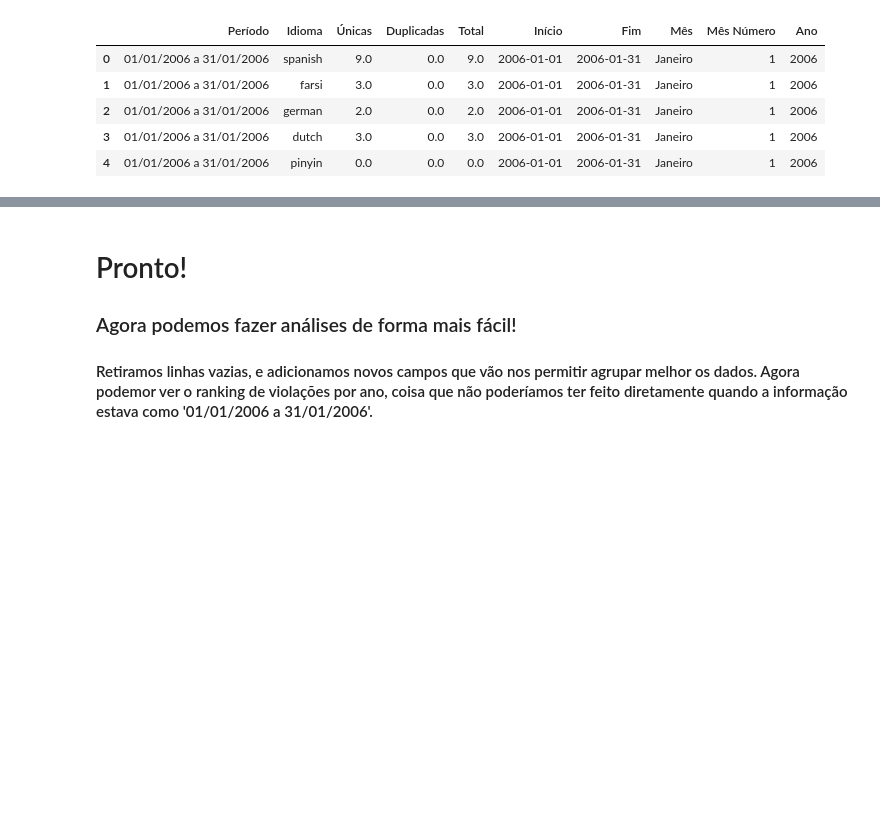
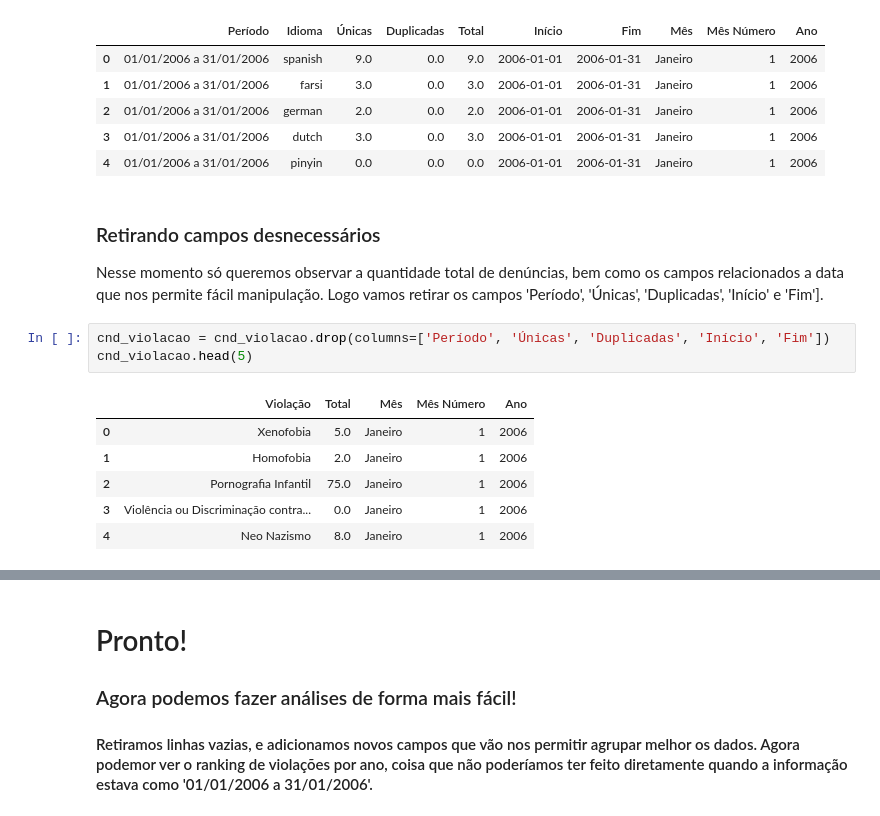
Before and after one commit to DeixeViver/eko-dados, a Jupyter notebook: Notebooks/tratamento_indicadores_cnd.ipynb, the cells around one changed output, grey strips where cells are left out. Drawn from its saved outputs; the diff is of its cells as text; blank space fills up the shorter version.

```diff
--- a/Notebooks/tratamento_indicadores_cnd.ipynb
+++ b/Notebooks/tratamento_indicadores_cnd.ipynb
@@ -416,3 +416,19 @@ cnd_idioma.head()
 | 2 | 01/01/2006 a 31/01/2006 | german | 2.0 | 0.0 | 2.0 | 2006-01-01 | 2006-01-31 | Janeiro | 1 | 2006 |
 | 3 | 01/01/2006 a 31/01/2006 | dutch | 3.0 | 0.0 | 3.0 | 2006-01-01 | 2006-01-31 | Janeiro | 1 | 2006 |
 | 4 | 01/01/2006 a 31/01/2006 | pinyin | 0.0 | 0.0 | 0.0 | 2006-01-01 | 2006-01-31 | Janeiro | 1 | 2006 |
+# %% [markdown]
+### Retirando campos desnecessários
+
+Nesse momento só queremos observar a quantidade total de denúncias,
+bem como os campos relacionados a data que nos permite fácil manipulação.
+Logo vamos retirar os campos 'Período', 'Únicas', 'Duplicadas', 'Início' e 'Fim'].
+# %%
+cnd_violacao = cnd_violacao.drop(columns=['Período', 'Únicas', 'Duplicadas', 'Início', 'Fim'])
+cnd_violacao.head(5)
+# %% [output]
+|  | Violação | Total | Mês | Mês Número | Ano |
+| 0 | Xenofobia | 5.0 | Janeiro | 1 | 2006 |
+| 1 | Homofobia | 2.0 | Janeiro | 1 | 2006 |
+| 2 | Pornografia Infantil | 75.0 | Janeiro | 1 | 2006 |
+| 3 | Violência ou Discriminação contra... | 0.0 | Janeiro | 1 | 2006 |
+| 4 | Neo Nazismo | 8.0 | Janeiro | 1 | 2006 |
```
Also changed, not shown: parts of 16 cells of this notebook.
